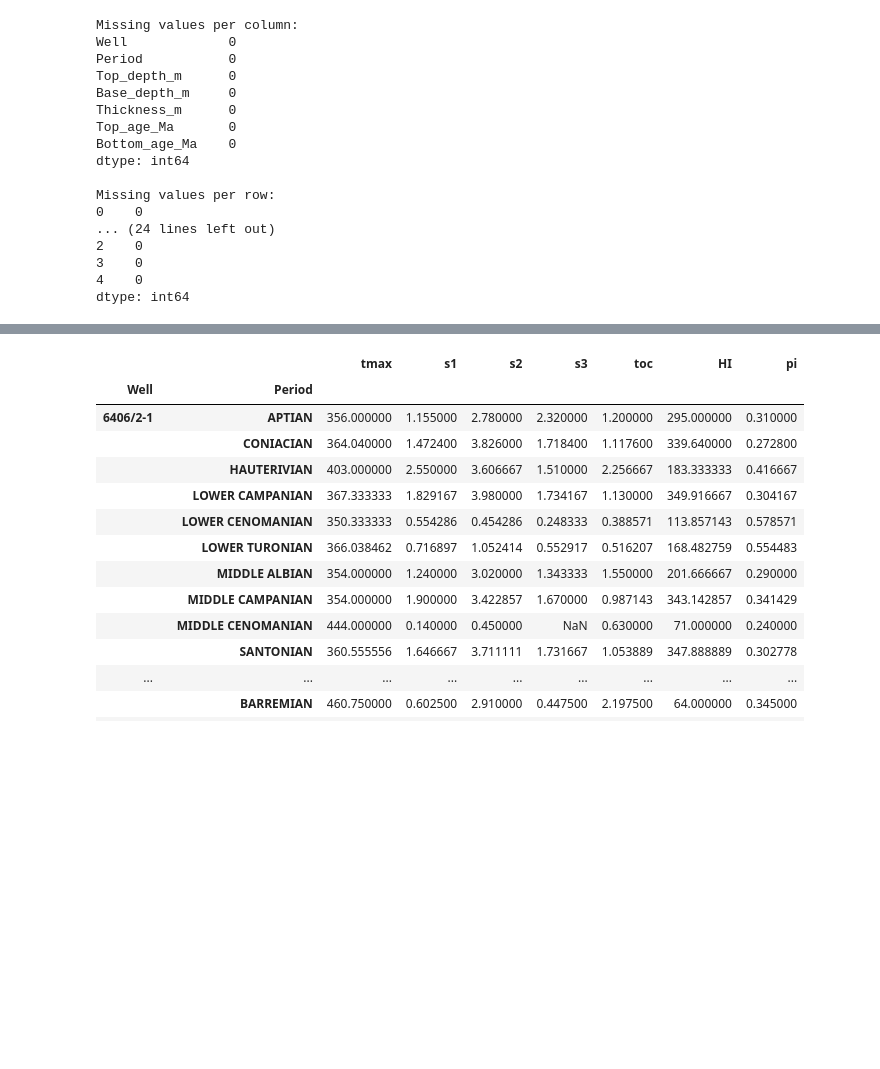
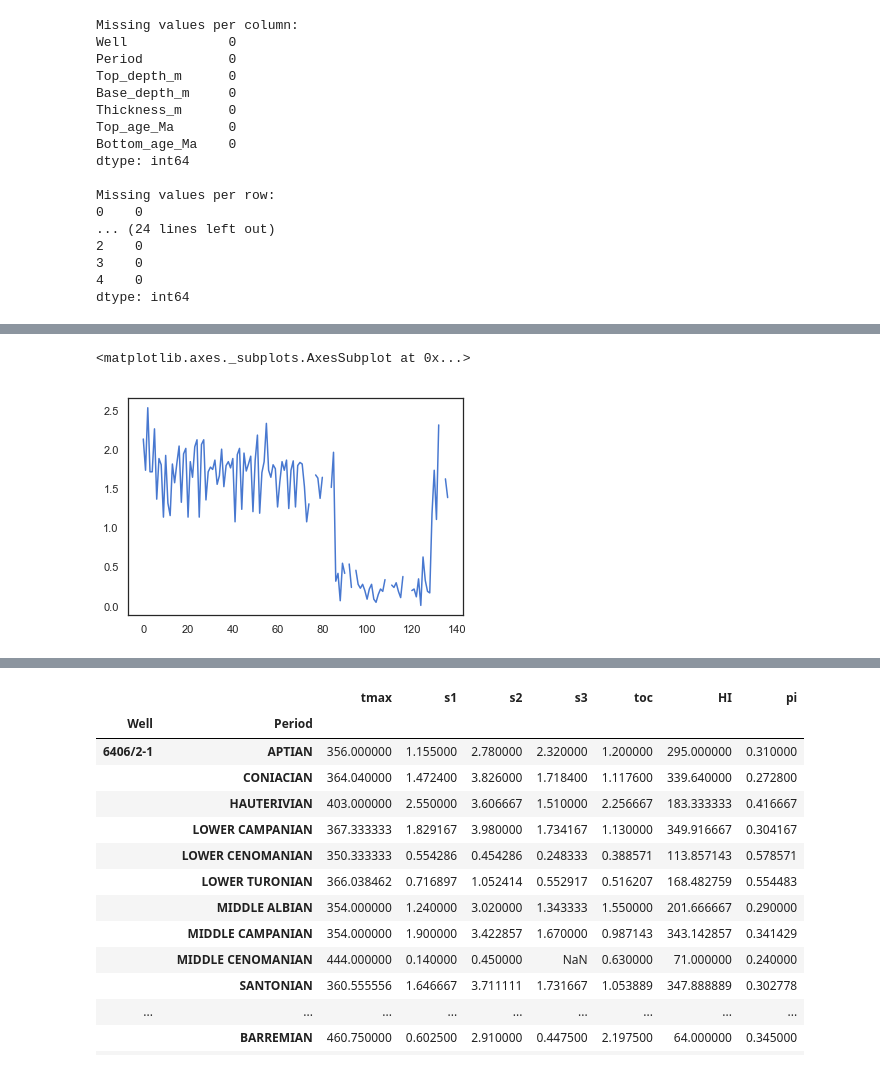
Before and after one commit to ABDunbar/Chronostrat-RE-data-merge, a Jupyter notebook: Excel_import.ipynb, the cells around one changed output, grey strips where cells are left out. Saved outputs shown, nothing was run; the diff lists cells and outputs as text; code cells hidden in the pictures; blank space fills up the shorter version.

```diff
--- a/Excel_import.ipynb
+++ b/Excel_import.ipynb
@@ -85,0 +131,5 @@ dtype: int64
+# %%
+merge[ merge['Well'] == '6406/2-1']['s3'].plot()
+# %% [output]
+<matplotlib.axes._subplots.AxesSubplot at 0x...>
+[figure, added]
```
Also changed, not shown: parts of 42 cells of this notebook.
